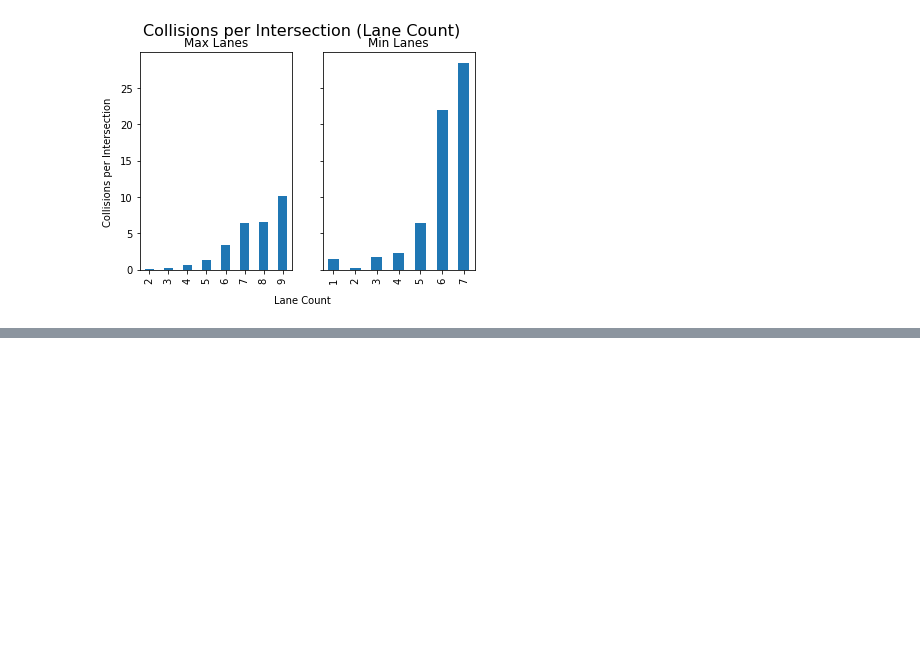
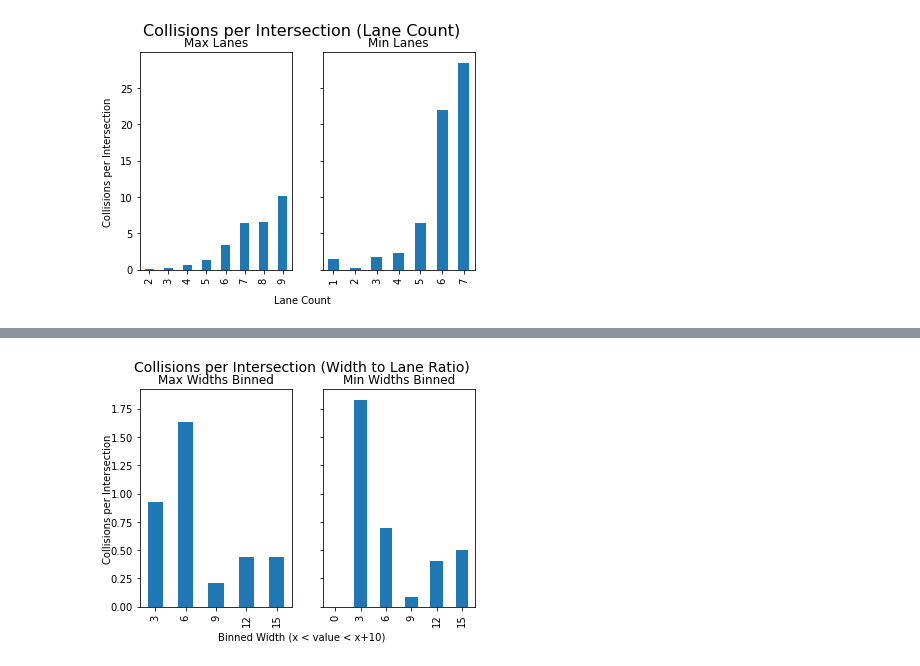
Before and after one commit to FutureProg/Burlington-Crash-Probability-2023, a Jupyter notebook: 2_analysis.ipynb, the cells around one changed output, grey strips where cells are left out. Cells and saved outputs as stored; diff of their text form; code cells hidden in the pictures; blank space fills up the shorter version.

```diff
--- a/2_analysis.ipynb
+++ b/2_analysis.ipynb
@@ -145,0 +158,17 @@ NameError: name 'max_width_binned' is not defined
+# %%
+# Is there a collision?
+max_width_per_lane = create_bins(data_df[['max_width_to_lane_ratio', 'geohash']], 'max_width_to_lane_ratio', 3)
+min_width_per_lane = create_bins(data_df[['min_width_to_lane_ratio', 'geohash']], 'min_width_to_lane_ratio', 3)
+fig, axes = plt.subplots(nrows=1, ncols=2, sharey=True)
+(max_width_per_lane['max_width_to_lane_ratio_bin'].value_counts()/stats['max_width_to_lane_ratio_bin']).plot.bar(ax=axes[0])
+axes[0].title.set_text("Max Widths Binned")
+(min_width_per_lane['min_width_to_lane_ratio_bin'].value_counts()/stats['min_width_to_lane_ratio_bin']).plot.bar(ax=axes[1])
+axes[1].title.set_text("Min Widths Binned")
+del max_width_per_lane
+del min_width_per_lane
+fig.text(0.04, 0.5, 'Collisions per Intersection', va='center', rotation='vertical')
+fig.text(0.5, 0.01, 'Binned Width (x < value < x+10)', ha='center')
+fig.suptitle("Collisions per Intersection (Width to Lane Ratio)", fontsize=14)
+plt.show()
+# %% [output]
+[figure, added]
```
Also changed, not shown: parts of 8 cells of this notebook.
